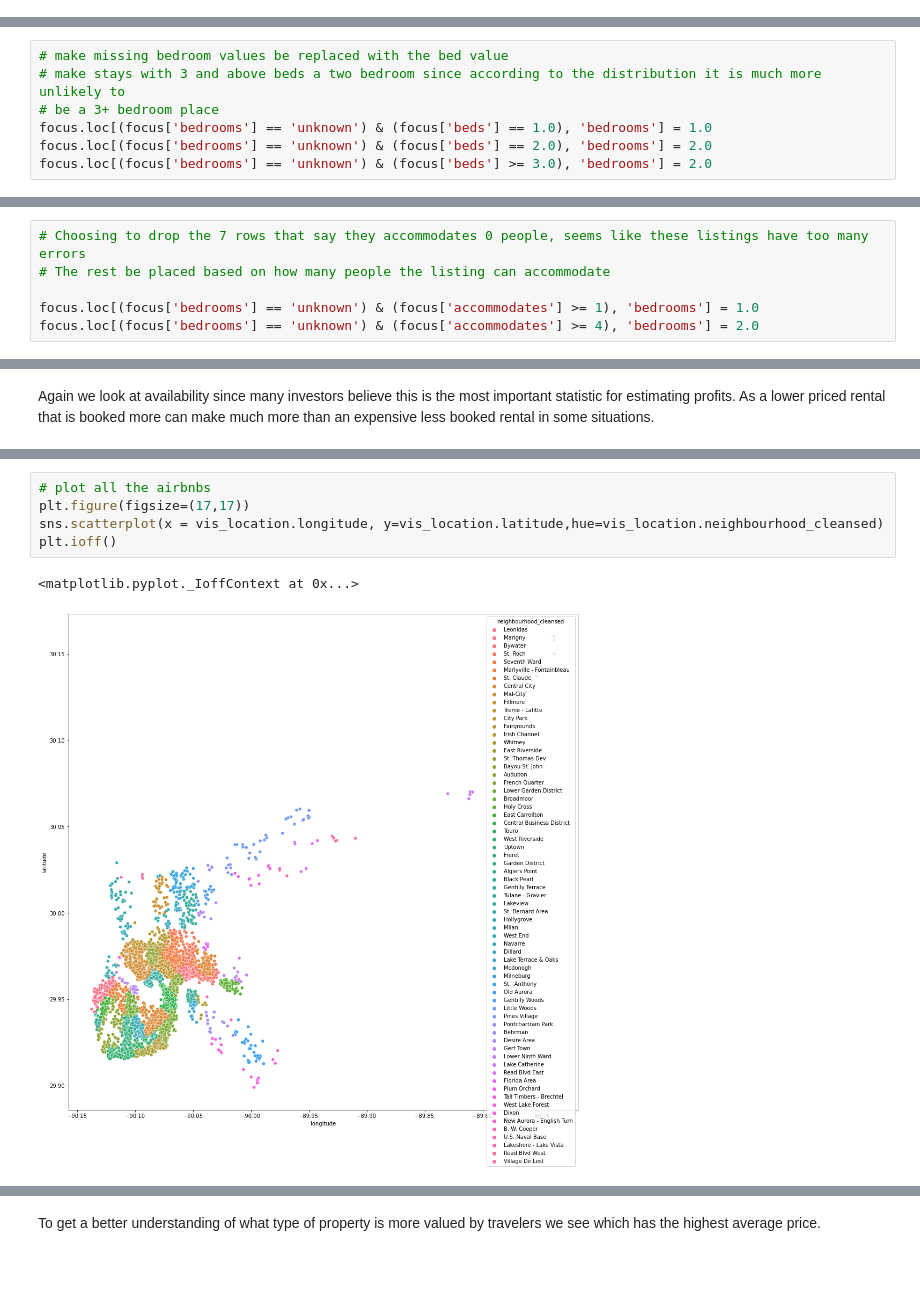
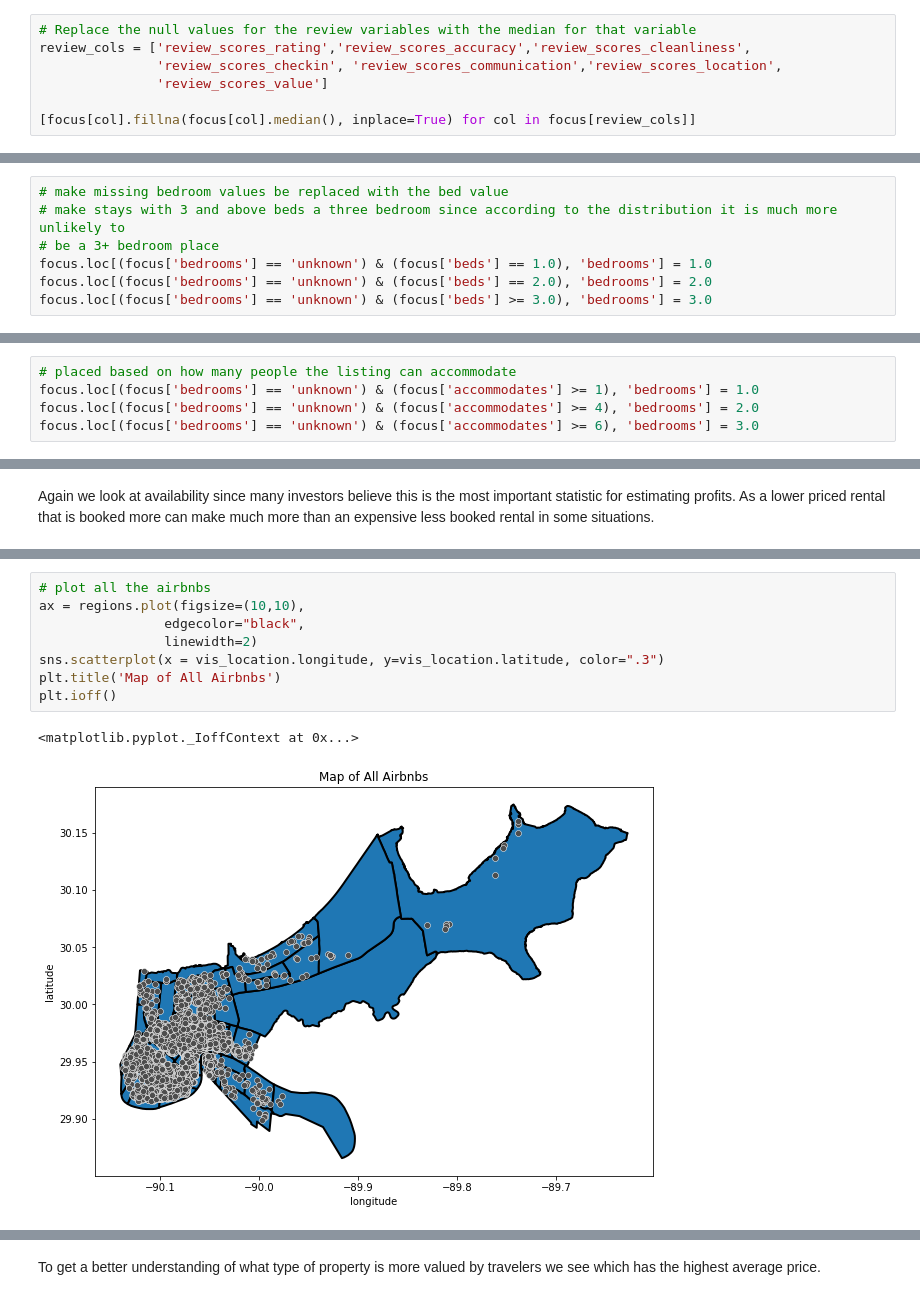
Before and after one commit to rachelfein/capstone, a Jupyter notebook: EDA & Preprocessing.ipynb, the cells around one changed output, grey strips where cells are left out. Drawn from its saved outputs; the diff is of its cells as text; blank space fills up the shorter version.

```diff
--- a/EDA & Preprocessing.ipynb
+++ b/EDA & Preprocessing.ipynb
@@ -179,0 +244,7 @@ focus['review_scores_value'].fillna((focus['review_scores_value'].median()), inp
+# %%
+# Replace the null values for the review variables with the median for that variable
+review_cols = ['review_scores_rating','review_scores_accuracy','review_scores_cleanliness',
+               'review_scores_checkin', 'review_scores_communication','review_scores_location',
+               'review_scores_value']
+
+[focus[col].fillna(focus[col].median(), inplace=True) for col in focus[review_cols]]
@@ -285,11 +343,11 @@ The number of beds for the NaN number of bedrooms is the most telling in what to
 focus['bedrooms'].fillna('unknown', inplace=True)
 # %%
 # make missing bedroom values be replaced with the bed value
-# make stays with 3 and above beds a two bedroom since according to the distribution it is much more unlikely to
+# make stays with 3 and above beds a three bedroom since according to the distribution it is much more unlikely to
 # be a 3+ bedroom place
 focus.loc[(focus['bedrooms'] == 'unknown') & (focus['beds'] == 1.0), 'bedrooms'] = 1.0
 focus.loc[(focus['bedrooms'] == 'unknown') & (focus['beds'] == 2.0), 'bedrooms'] = 2.0
-focus.loc[(focus['bedrooms'] == 'unknown') & (focus['beds'] >= 3.0), 'bedrooms'] = 2.0
+focus.loc[(focus['bedrooms'] == 'unknown') & (focus['beds'] >= 3.0), 'bedrooms'] = 3.0
 # %%
 # There are still 30 listings where bedrooms is missing
 focus['bedrooms'].value_counts()
@@ -350,7 +388,6 @@ na_bedroom['accommodates'].value_counts()
 Name: accommodates, dtype: int64
 # %%
-# Choosing to drop the 7 rows that say they accommodates 0 people, seems like these listings have too many errors
-# The rest be placed based on how many people the listing can accommodate
-
+# placed based on how many people the listing can accommodate
 focus.loc[(focus['bedrooms'] == 'unknown') & (focus['accommodates'] >= 1), 'bedrooms'] = 1.0
 focus.loc[(focus['bedrooms'] == 'unknown') & (focus['accommodates'] >= 4), 'bedrooms'] = 2.0
+focus.loc[(focus['bedrooms'] == 'unknown') & (focus['accommodates'] >= 6), 'bedrooms'] = 3.0
@@ -775,8 +845,11 @@ Visualizing the difference between the most common neighbourhoods and the highes
 # %%
 # plot all the airbnbs
-plt.figure(figsize=(17,17))
-sns.scatterplot(x = vis_location.longitude, y=vis_location.latitude,hue=vis_location.neighbourhood_cleansed)
+ax = regions.plot(figsize=(10,10),
+                edgecolor="black",
+                linewidth=2)
+sns.scatterplot(x = vis_location.longitude, y=vis_location.latitude, color=".3")
+plt.title('Map of All Airbnbs')
 plt.ioff()
 # %% [output]
 <matplotlib.pyplot._IoffContext at 0x...>
-[figure, old version]
+[figure, new version]
```
Also changed, not shown: parts of 215 cells of this notebook, 2 other files.
